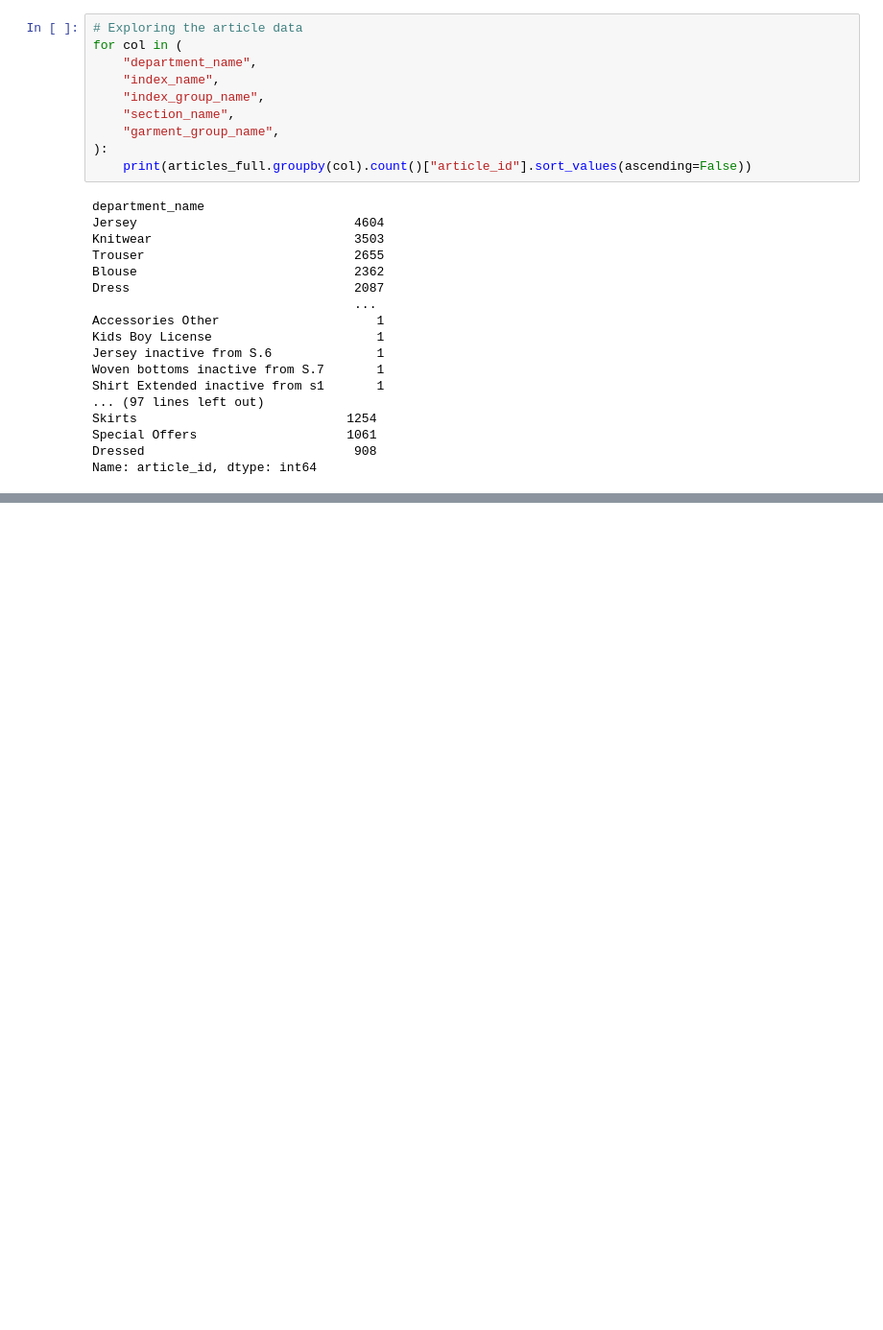
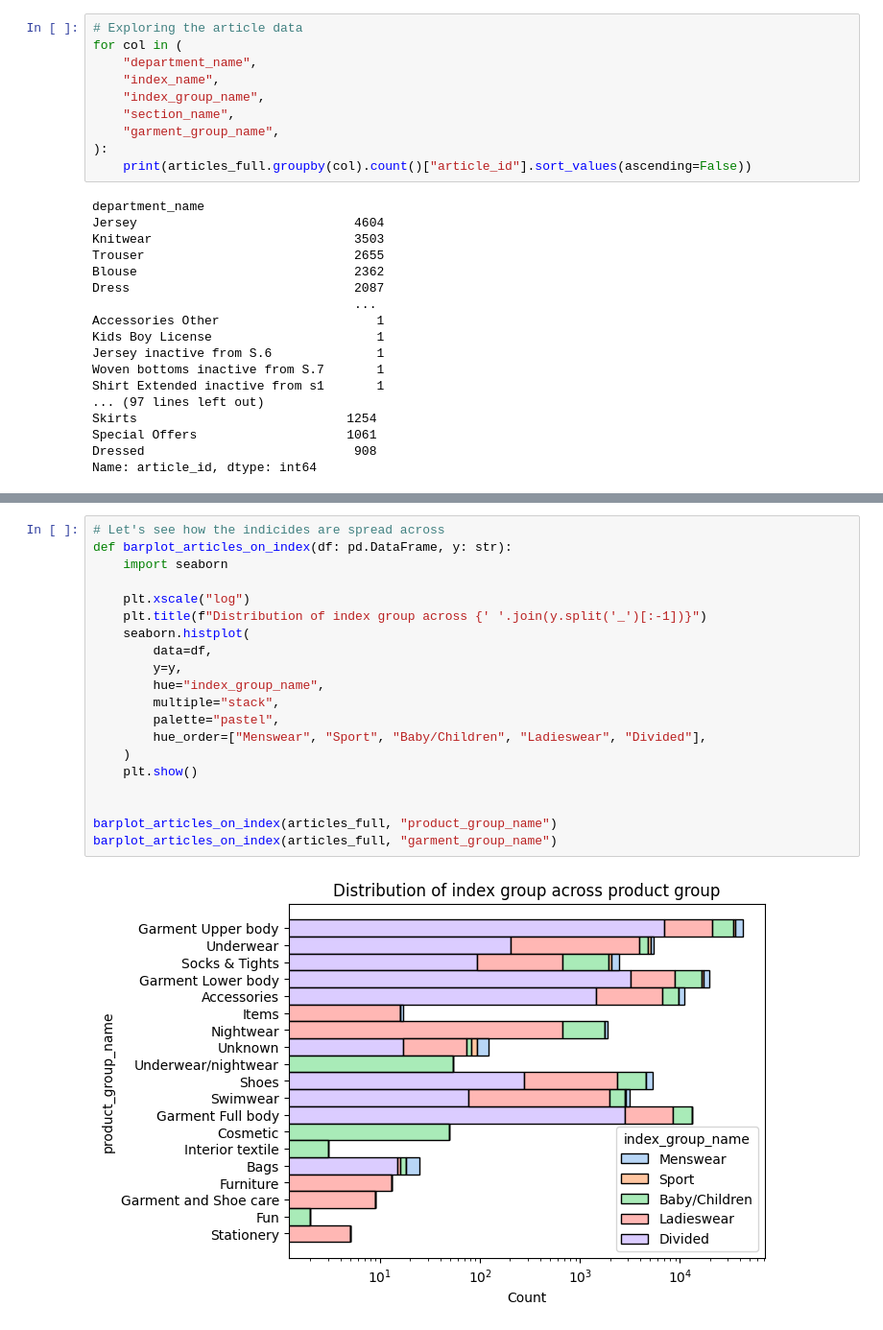
Before and after one commit to frederni/TMA4500-IndMat, a Jupyter notebook: explore_data.ipynb, the cells around one changed output, grey strips where cells are left out. Shown: that part at 96% size. Saved outputs shown, nothing was run; the diff lists cells and outputs as text; blank space fills up the shorter version.

```diff
--- a/explore_data.ipynb
+++ b/explore_data.ipynb
@@ -307,0 +299,22 @@ Name: article_id, dtype: int64
+# %%
+# Let's see how the indicides are spread across
+def barplot_articles_on_index(df: pd.DataFrame, y: str):
+    import seaborn
+
+    plt.xscale("log")
+    plt.title(f"Distribution of index group across {' '.join(y.split('_')[:-1])}")
+    seaborn.histplot(
+        data=df,
+        y=y,
+        hue="index_group_name",
+        multiple="stack",
+        palette="pastel",
+        hue_order=["Menswear", "Sport", "Baby/Children", "Ladieswear", "Divided"],
+    )
+    plt.show()
+
+
+barplot_articles_on_index(articles_full, "product_group_name")
+barplot_articles_on_index(articles_full, "garment_group_name")
+# %% [output]
+[figure, added]
```
Also changed, not shown: parts of 4 cells of this notebook.
